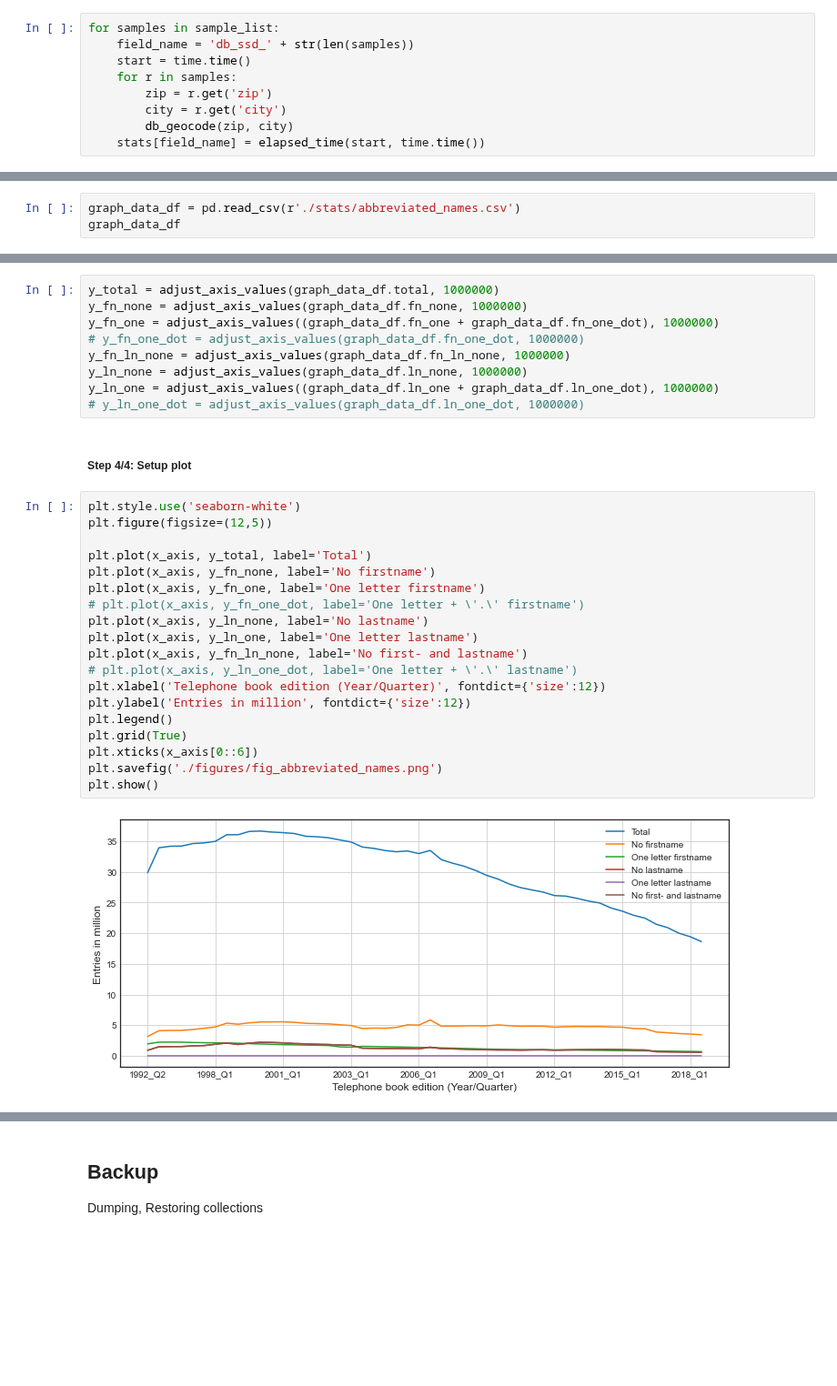
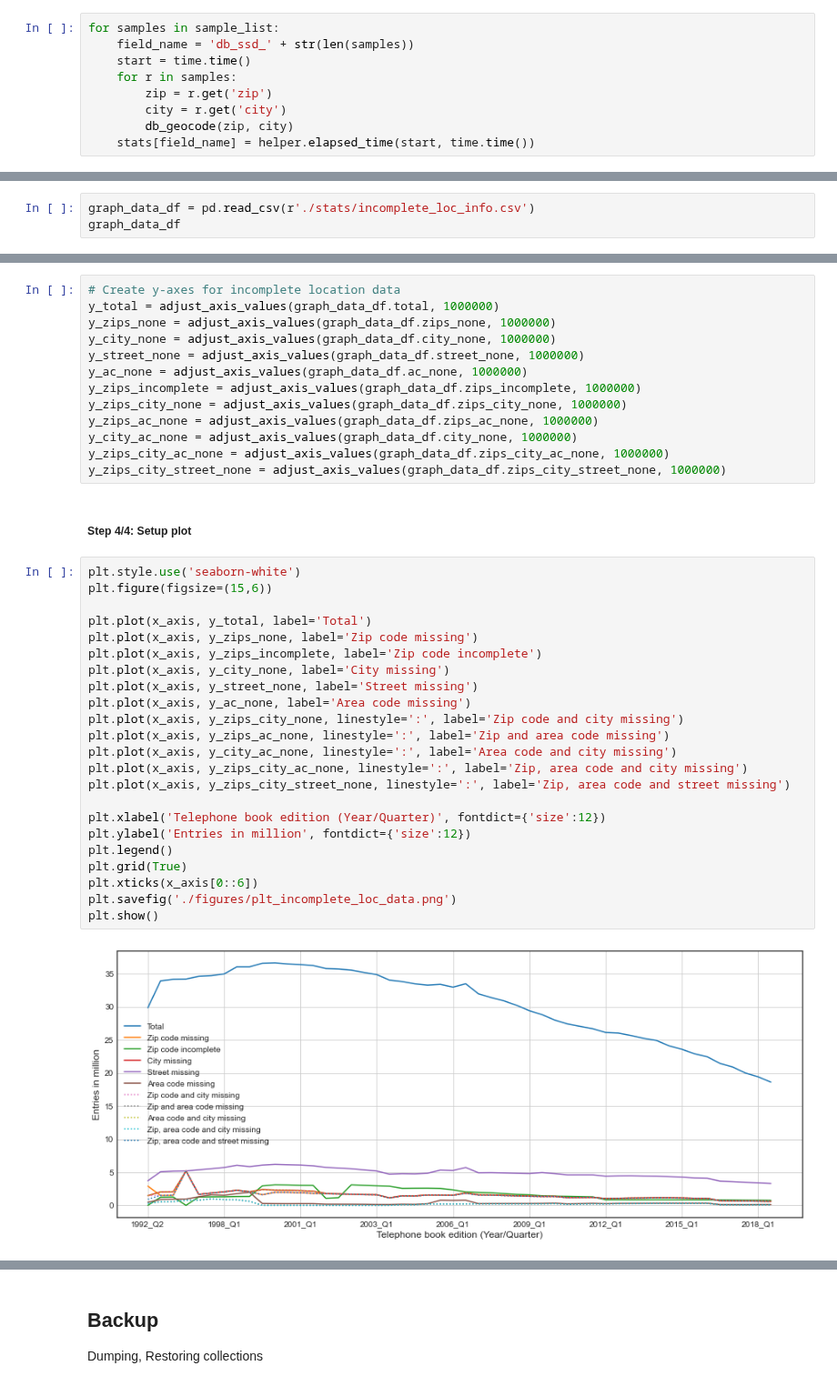
Before and after one commit to mayo-s/phonebookdiver, a Jupyter notebook: jupyter/phonebookdiver_notebook.ipynb, the cells around one changed output, grey strips where cells are left out. Shown at 91% size. Cells and saved outputs as stored; diff of their text form; blank space fills up the shorter version.

```diff
--- a/jupyter/phonebookdiver_notebook.ipynb
+++ b/jupyter/phonebookdiver_notebook.ipynb
@@ -1655,7 +1813,7 @@ for samples in sample_list:
         zip = r.get('zip')
         city = r.get('city')
         db_geocode(zip, city)
-    stats[field_name] = elapsed_time(start, time.time())
+    stats[field_name] = helper.elapsed_time(start, time.time())
 # %%
 stats_df = pd.read_csv(r'./stats/geocoding_performance.csv')
 stats_df
@@ -1726,6 +1884,6 @@ plt.show()
 # %% [markdown]
 ##### Step 1/4: Load data
 # %%
-graph_data_df = pd.read_csv(r'./stats/abbreviated_names.csv')
+graph_data_df = pd.read_csv(r'./stats/incomplete_loc_info.csv')
 graph_data_df
 # %% [output]
@@ -1760,34 +1918,42 @@ def adjust_axis_values(values, divider):
         y_axis.append(y/divider)
     return y_axis
 # %%
+# Create y-axes for incomplete location data
 y_total = adjust_axis_values(graph_data_df.total, 1000000)
-y_fn_none = adjust_axis_values(graph_data_df.fn_none, 1000000)
-y_fn_one = adjust_axis_values((graph_data_df.fn_one + graph_data_df.fn_one_dot), 1000000)
-# y_fn_one_dot = adjust_axis_values(graph_data_df.fn_one_dot, 1000000)
-y_fn_ln_none = adjust_axis_values(graph_data_df.fn_ln_none, 1000000)
-y_ln_none = adjust_axis_values(graph_data_df.ln_none, 1000000)
-y_ln_one = adjust_axis_values((graph_data_df.ln_one + graph_data_df.ln_one_dot), 1000000)
-# y_ln_one_dot = adjust_axis_values(graph_data_df.ln_one_dot, 1000000)
+y_zips_none = adjust_axis_values(graph_data_df.zips_none, 1000000)
+y_city_none = adjust_axis_values(graph_data_df.city_none, 1000000)
+y_street_none = adjust_axis_values(graph_data_df.street_none, 1000000)
+y_ac_none = adjust_axis_values(graph_data_df.ac_none, 1000000)
+y_zips_incomplete = adjust_axis_values(graph_data_df.zips_incomplete, 1000000)
+y_zips_city_none = adjust_axis_values(graph_data_df.zips_city_none, 1000000)
+y_zips_ac_none = adjust_axis_values(graph_data_df.zips_ac_none, 1000000)
+y_city_ac_none = adjust_axis_values(graph_data_df.city_none, 1000000)
+y_zips_city_ac_none = adjust_axis_values(graph_data_df.zips_city_ac_none, 1000000)
+y_zips_city_street_none = adjust_axis_values(graph_data_df.zips_city_street_none, 1000000)
 # %% [markdown]
 ##### Step 4/4: Setup plot
 # %%
 plt.style.use('seaborn-white')
-plt.figure(figsize=(12,5))
+plt.figure(figsize=(15,6))
 
 plt.plot(x_axis, y_total, label='Total')
-plt.plot(x_axis, y_fn_none, label='No firstname')
-plt.plot(x_axis, y_fn_one, label='One letter firstname')
-# plt.plot(x_axis, y_fn_one_dot, label='One letter + \'.\' firstname')
-plt.plot(x_axis, y_ln_none, label='No lastname')
-plt.plot(x_axis, y_ln_one, label='One letter lastname')
-plt.plot(x_axis, y_fn_ln_none, label='No first- and lastname')
-# plt.plot(x_axis, y_ln_one_dot, label='One letter + \'.\' lastname')
+plt.plot(x_axis, y_zips_none, label='Zip code missing')
+plt.plot(x_axis, y_zips_incomplete, label='Zip code incomplete')
+plt.plot(x_axis, y_city_none, label='City missing')
+plt.plot(x_axis, y_street_none, label='Street missing')
+plt.plot(x_axis, y_ac_none, label='Area code missing')
+plt.plot(x_axis, y_zips_city_none, linestyle=':', label='Zip code and city missing')
+plt.plot(x_axis, y_zips_ac_none, linestyle=':', label='Zip and area code missing')
+plt.plot(x_axis, y_city_ac_none, linestyle=':', label='Area code and city missing')
+plt.plot(x_axis, y_zips_city_ac_none, linestyle=':', label='Zip, area code and city missing')
+plt.plot(x_axis, y_zips_city_street_none, linestyle=':', label='Zip, area code and street missing')
+
 plt.xlabel('Telephone book edition (Year/Quarter)', fontdict={'size':12})
 plt.ylabel('Entries in million', fontdict={'size':12})
 plt.legend()
 plt.grid(True)
 plt.xticks(x_axis[0::6])
-plt.savefig('./figures/fig_abbreviated_names.png')
+plt.savefig('./figures/plt_incomplete_loc_data.png')
 plt.show()
 # %% [output]
-[figure, old version]
+[figure, new version]
```
Also changed, not shown: parts of 63 cells of this notebook.
